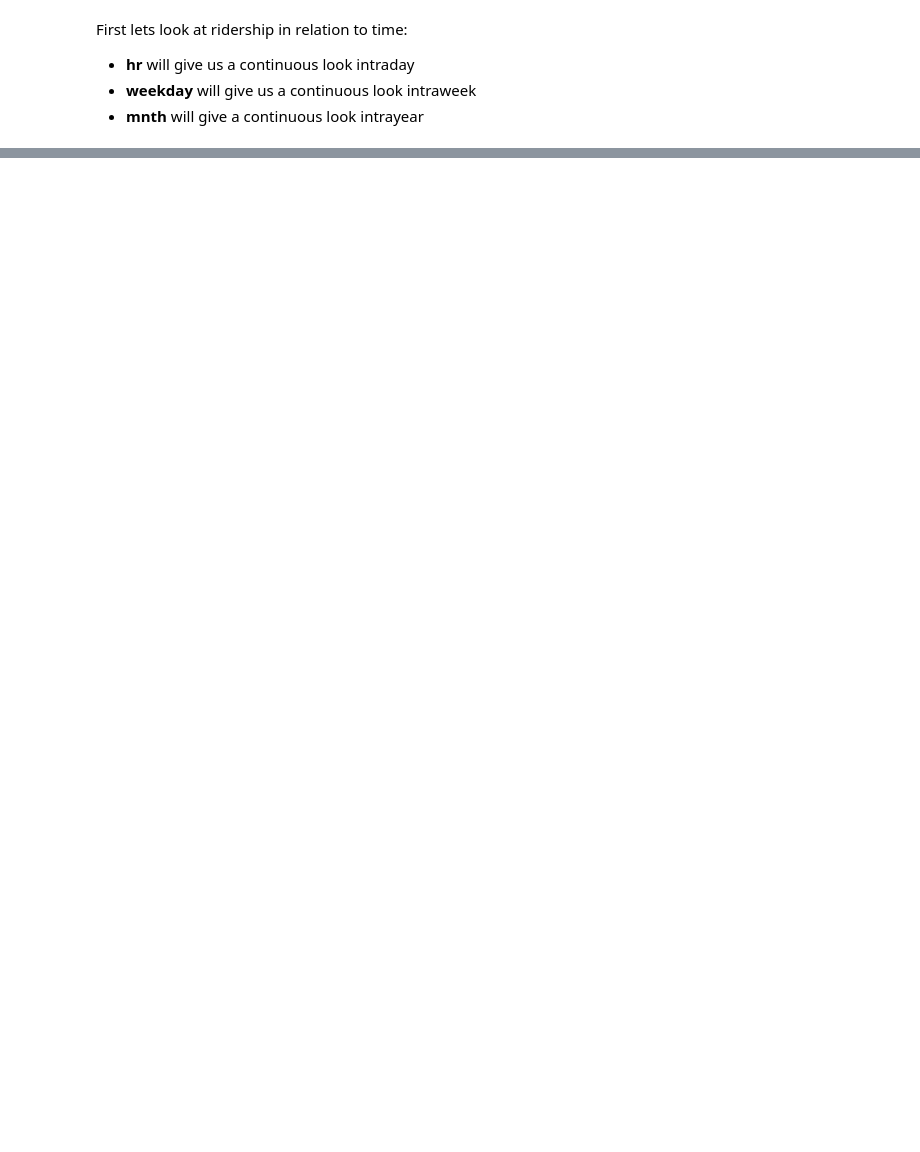
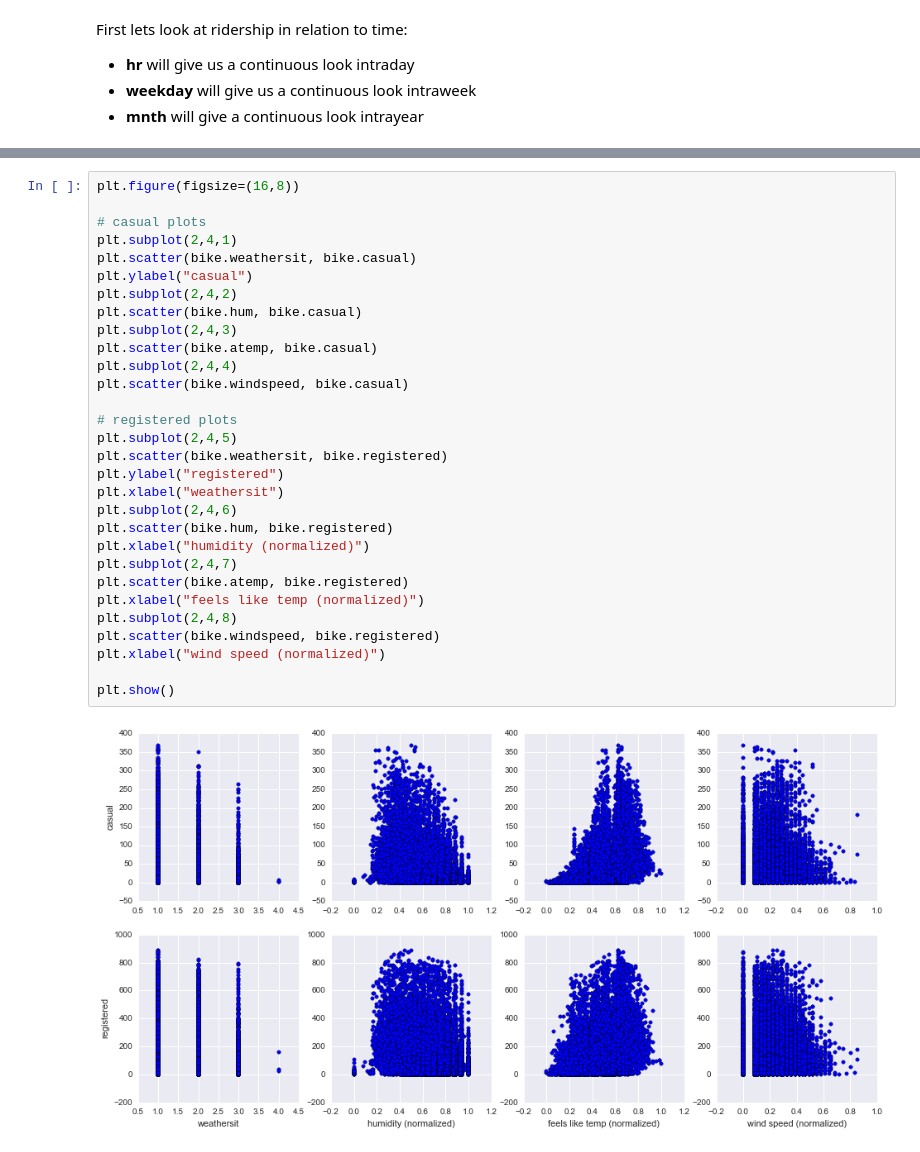
Before and after one commit to theolove/ga_project1_tlove, a Jupyter notebook: assignment 2.ipynb, the cells around one changed output, grey strips where cells are left out. Saved outputs shown, nothing was run; the diff lists cells and outputs as text; blank space fills up the shorter version.

```diff
--- a/assignment 2.ipynb
+++ b/assignment 2.ipynb
@@ -210,0 +167,32 @@ cnt
+# %%
+plt.figure(figsize=(16,8))
+
+# casual plots
+plt.subplot(2,4,1)
+plt.scatter(bike.weathersit, bike.casual)
+plt.ylabel("casual")
+plt.subplot(2,4,2)
+plt.scatter(bike.hum, bike.casual)
+plt.subplot(2,4,3)
+plt.scatter(bike.atemp, bike.casual)
+plt.subplot(2,4,4)
+plt.scatter(bike.windspeed, bike.casual)
+
+# registered plots
+plt.subplot(2,4,5)
+plt.scatter(bike.weathersit, bike.registered)
+plt.ylabel("registered")
+plt.xlabel("weathersit")
+plt.subplot(2,4,6)
+plt.scatter(bike.hum, bike.registered)
+plt.xlabel("humidity (normalized)")
+plt.subplot(2,4,7)
+plt.scatter(bike.atemp, bike.registered)
+plt.xlabel("feels like temp (normalized)")
+plt.subplot(2,4,8)
+plt.scatter(bike.windspeed, bike.registered)
+plt.xlabel("wind speed (normalized)")
+
+plt.show()
+# %% [output]
+[figure, added]
```
Also changed, not shown: parts of 41 cells of this notebook.
